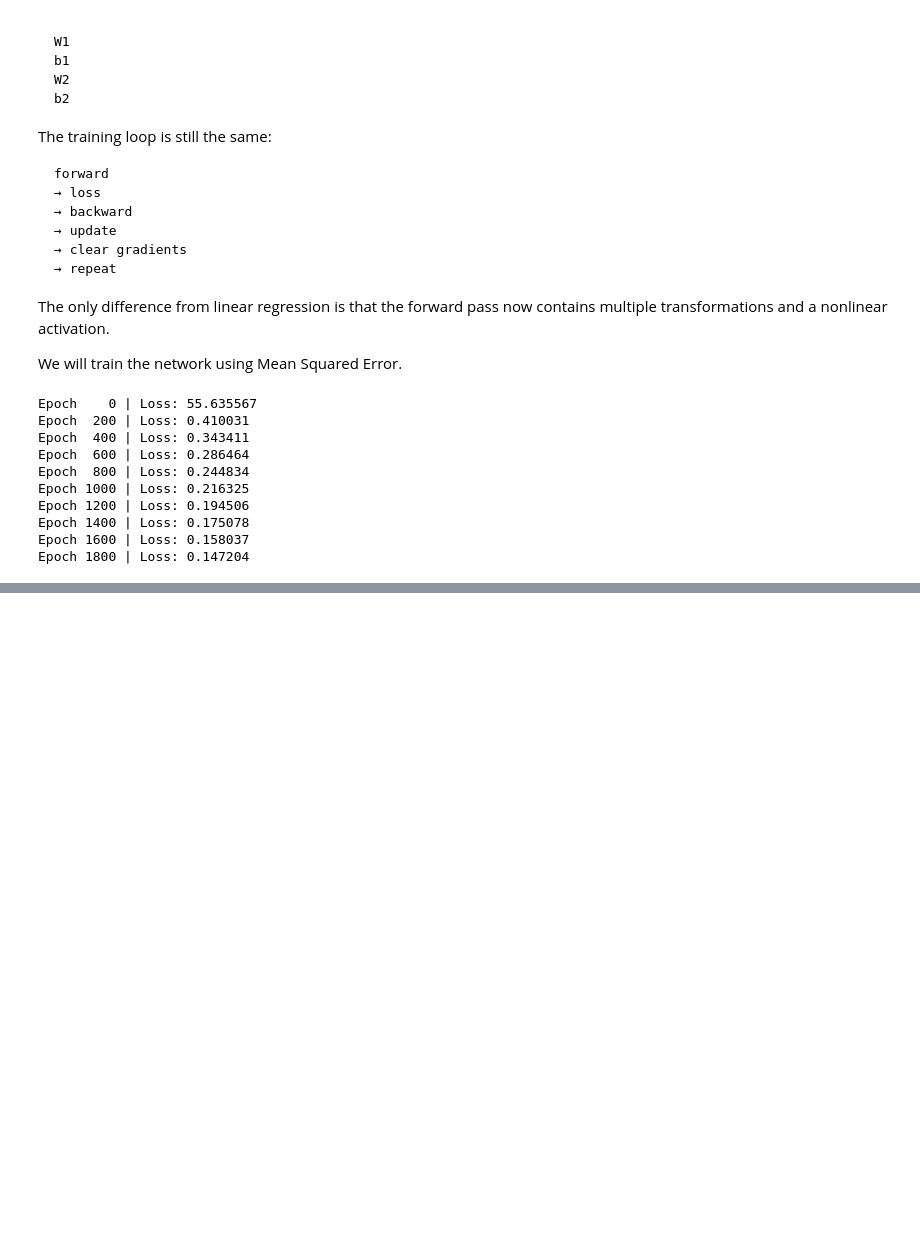
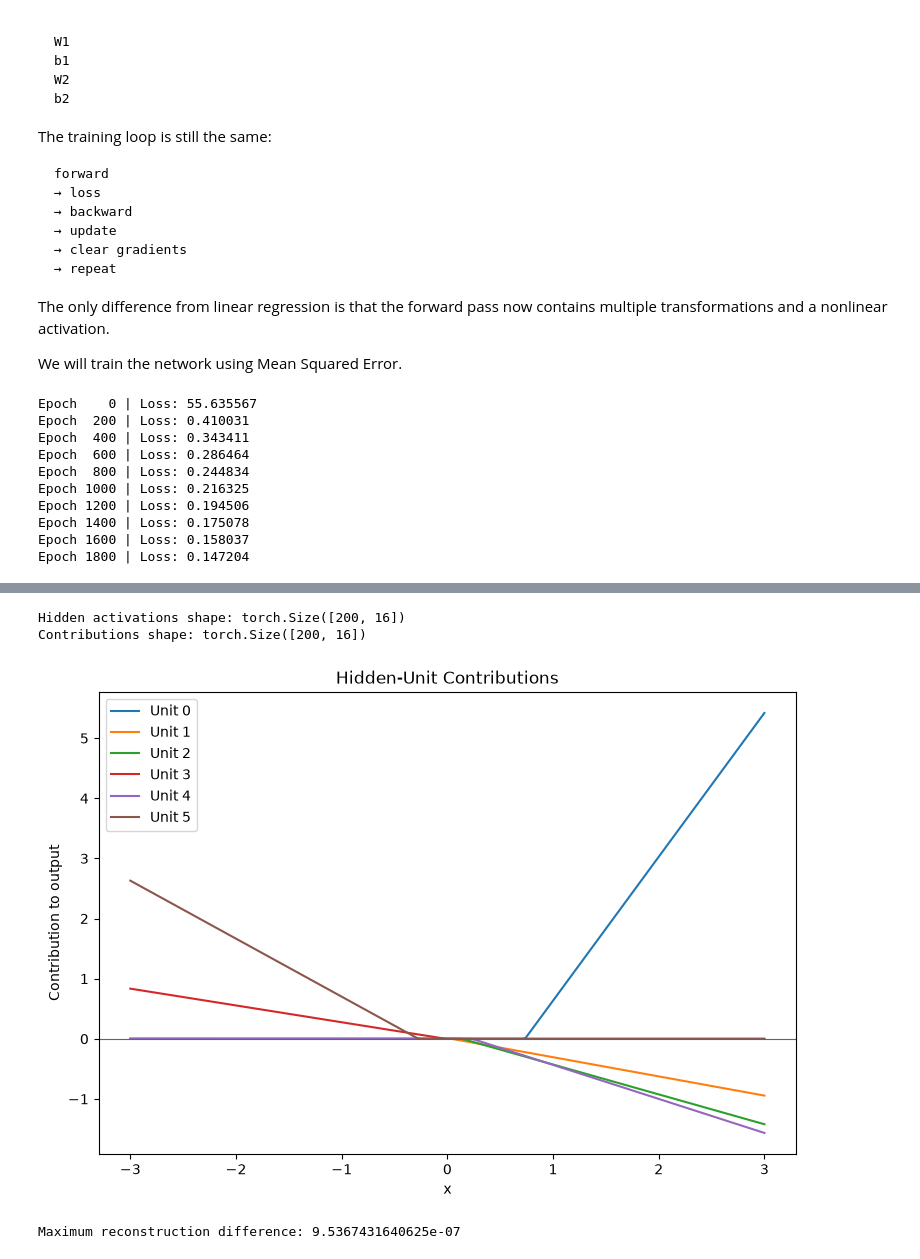
Before and after one commit to vinCurious/model-training-lab, a Jupyter notebook: module02_neural_networks/01_from_linear_to_mlp.ipynb, the cells around one changed output, grey strips where cells are left out. Drawn from its saved outputs; the diff is of its cells as text; code cells hidden in the pictures; blank space fills up the shorter version.

```diff
--- a/module02_neural_networks/01_from_linear_to_mlp.ipynb
+++ b/module02_neural_networks/01_from_linear_to_mlp.ipynb
@@ -756,0 +1063,10 @@ Epoch 1800 | Loss: 0.147204
+# %%
+print("Output-layer weights:")
+
+for unit in range(6):
+    print(
+        f"Hidden unit {unit} contribution weight: "
+        f"{W2[unit, 0].item(): .4f}"
+    )
+
+print("\nOutput bias:", b2.item())
@@ -756,0 +1174,58 @@ Epoch 1800 | Loss: 0.147204
+# %%
+with torch.no_grad():
+    # Recompute hidden activations from the trained network
+    z1 = x @ W1 + b1
+    h1 = torch.relu(z1)
+
+    # Contribution of each hidden unit to the final output
+    # h1: [200, 16]
+    # W2.T: [1, 16]
+    # Broadcasting gives: [200, 16]
+    contributions = h1 * W2.T
+
+print("Hidden activations shape:", h1.shape)
+print("Contributions shape:", contributions.shape)
+# %% [output]
+Hidden activations shape: torch.Size([200, 16])
+Contributions shape: torch.Size([200, 16])
+# %%
+plt.figure(figsize=(9, 6))
+
+for unit in range(6):
+    plt.plot(
+        x.numpy(),
+        contributions[:, unit].numpy(),
+        label=f"Unit {unit}"
+    )
+
+plt.axhline(0, linewidth=0.8)
+
+plt.xlabel("x")
+plt.ylabel("Contribution to output")
+plt.title("Hidden-Unit Contributions")
+plt.legend()
+plt.show()
+# %% [output]
+[figure, added]
+# %%
+with torch.no_grad():
+    summed_contributions = contributions.sum(
+        dim=1,
+        keepdim=True
+    )
+
+    reconstructed_prediction = (
+        summed_contributions + b2
+    )
+
+print(
+    "Maximum reconstruction difference:",
+    torch.max(
+        torch.abs(
+            reconstructed_prediction
+            - manual_nn_predictions
+        )
+    ).item()
+)
+# %% [output]
+Maximum reconstruction difference: 9.5367431640625e-07
```
Also changed, not shown: parts of 24 cells of this notebook, 1 other file.
